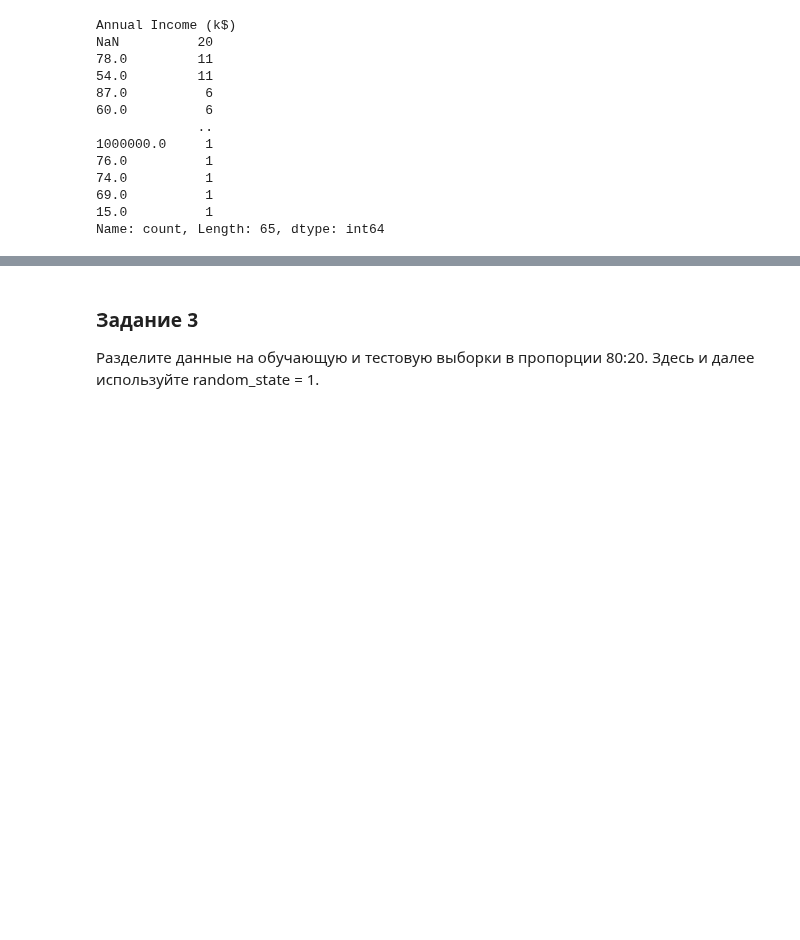
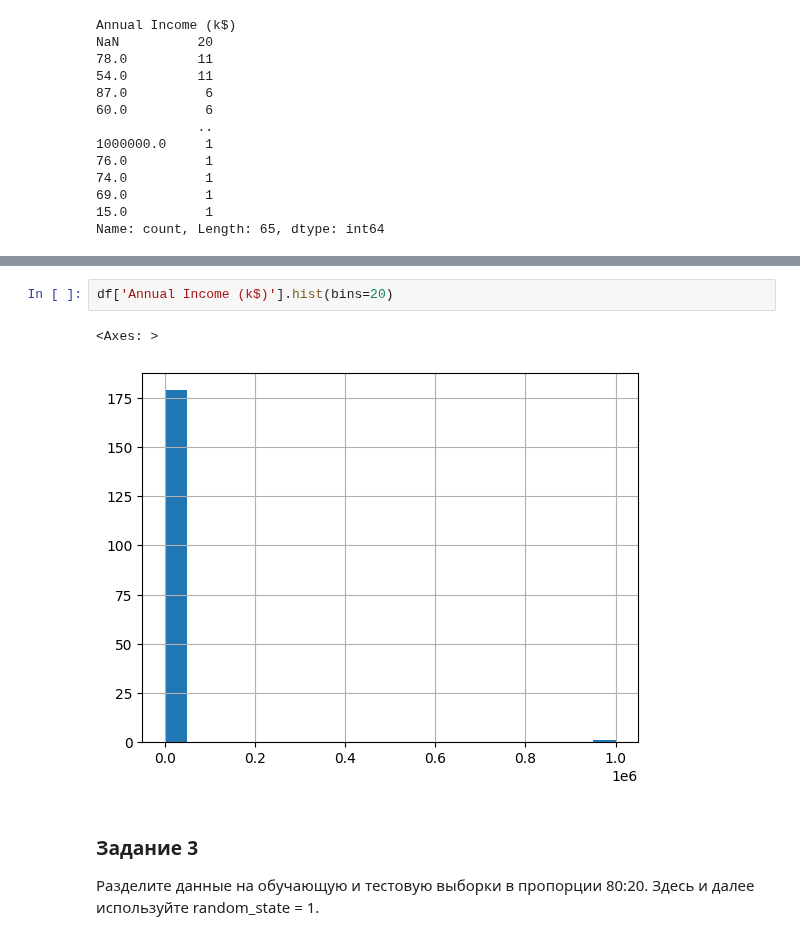
Before and after one commit to IgorKolotushkin/machine_learning_ds, a Jupyter notebook: hw9/Очистка данных. Для студентов.ipynb, the cells around one changed output, grey strips where cells are left out. Cells and saved outputs as stored; diff of their text form; blank space fills up the shorter version.

```diff
--- a/hw9/Очистка данных. Для студентов.ipynb
+++ b/hw9/Очистка данных. Для студентов.ipynb
@@ -121,3 +150,8 @@ Name: count, Length: 65, dtype: int64
+# %%
+df['Annual Income (k$)'].hist(bins=20)
+# %% [output]
+<Axes: >
+[figure, added]
 # %% [markdown]
 ### Задание 3
 
```
Also changed, not shown: parts of 3 cells of this notebook.
